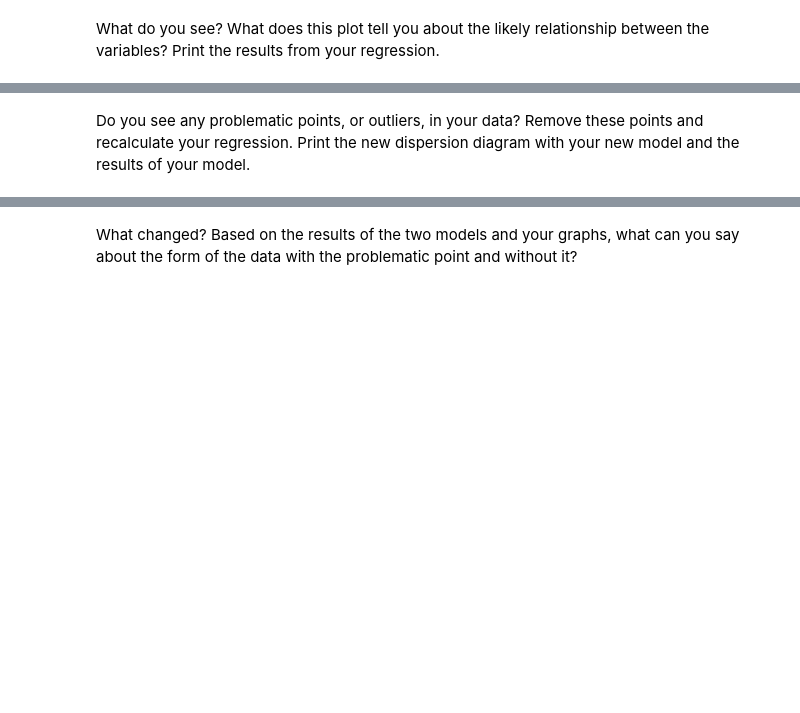
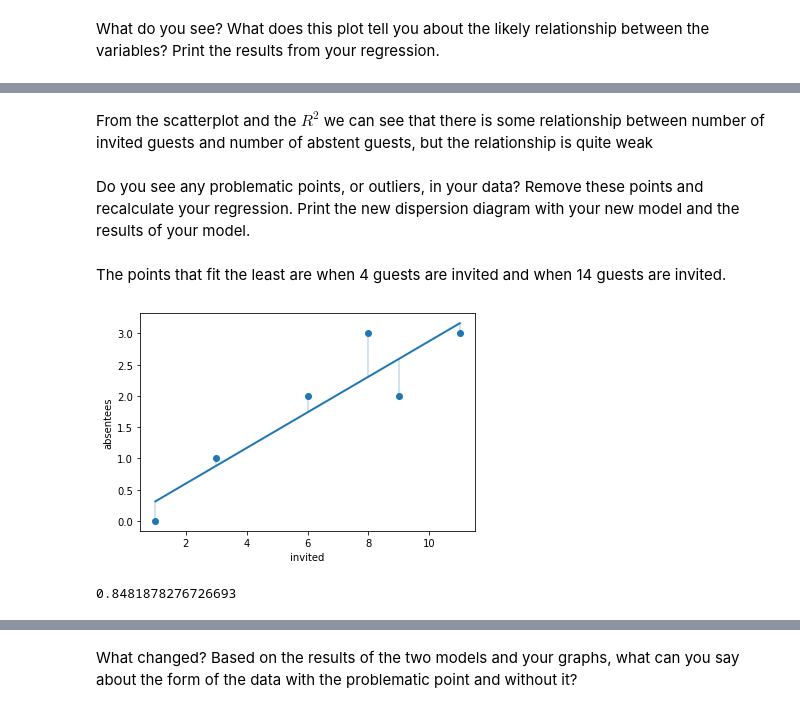
Before and after one commit to Ironhack-Data-Madrid-Enero-2021/lab-regression-analysis, a Jupyter notebook: your-code.ipynb, the cells around one changed output, grey strips where cells are left out. Saved outputs shown, nothing was run; the diff lists cells and outputs as text; code cells hidden in the pictures; blank space fills up the shorter version.

```diff
--- a/your-code.ipynb
+++ b/your-code.ipynb
@@ -139,0 +426,6 @@ What do you see? What does this plot tell you about the likely relationship betw
+# %%
+# Your response here.
+
+# results from the regression
+df_party["model_1_absent"] = round(y_hat2, 2)
+df_party
@@ -140,2 +442,4 @@ What do you see? What does this plot tell you about the likely relationship betw
+# %% [markdown]
+From the scatterplot and the $R^2$ we can see that there is some relationship between number of invited guests and number of abstent guests, but the relationship is quite weak
 # %% [markdown]
 Do you see any problematic points, or outliers, in your data? Remove these points and recalculate your regression. Print the new dispersion diagram with your new model and the results of your model.
@@ -143,0 +446,36 @@ Do you see any problematic points, or outliers, in your data? Remove these point
+# %% [markdown]
+The points that fit the least are when 4 guests are invited and when 14 guests are invited.
+# %%
+# Your response here.
+
+# remove the first line
+df_party2 = df_party.drop([df_party.index[2], df_party.index[7]])
+
+# create linear regression model
+lr3 = LinearRegression()
+
+# run the model and identify the beta coefficients for the formula Y = beta_0 +  beta_1 * X
+lr3.fit(
+    X = df_party2.invited.to_frame(),
+    y = df_party2.absentees
+)
+
+beta_3_1 = lr3.coef_[0]
+beta_3_0 = lr3.intercept_
+
+# add prediction to DF
+y_hat3 = beta_3_0 + beta_3_1 * df_party2.invited
+
+# plot the scatter
+plt.scatter(df_party2.invited, df_party2.absentees)
+plt.plot(df_party2.invited, y_hat3, lw=2)
+plt.vlines(df_party2.invited, y_hat3, df_party2.absentees, lw=0.4)
+plt.xlabel('invited')
+plt.ylabel('absentees')
+plt.show()
+# %% [output]
+[figure, added]
+# %%
+lr3.score(df_party2.invited.to_frame(), df_party2.absentees)
+# %% [output]
+0.8481878276726693
```
Also changed, not shown: parts of 43 cells of this notebook.
